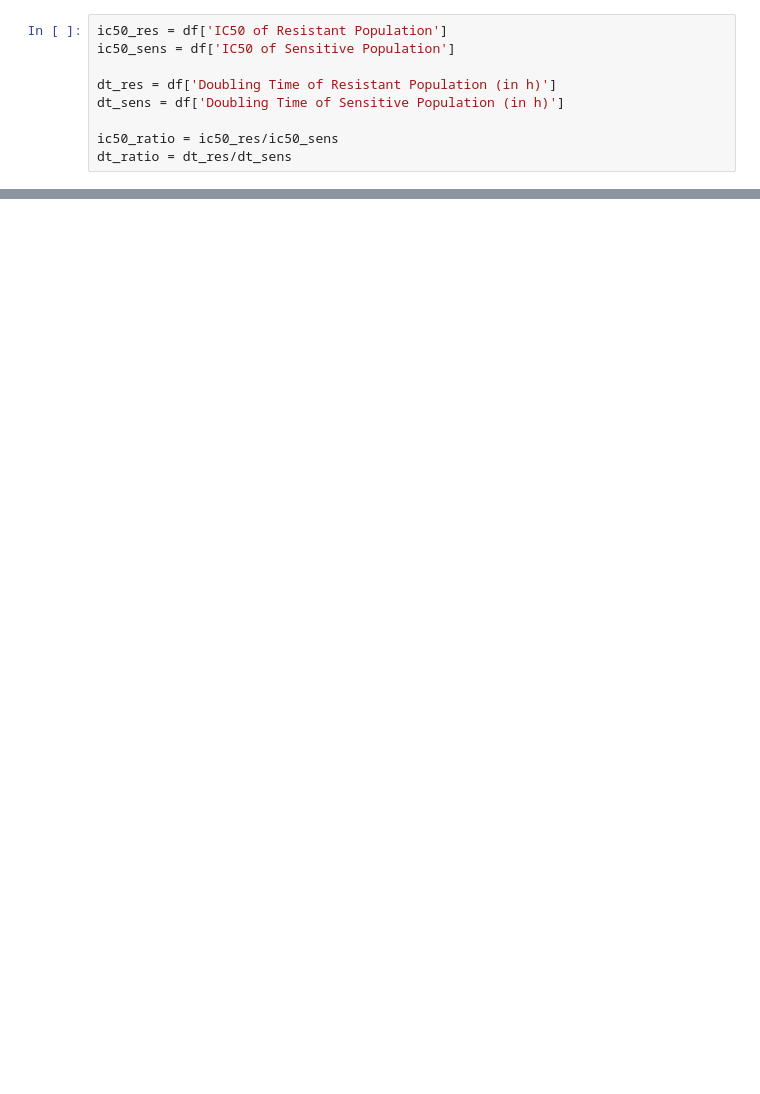
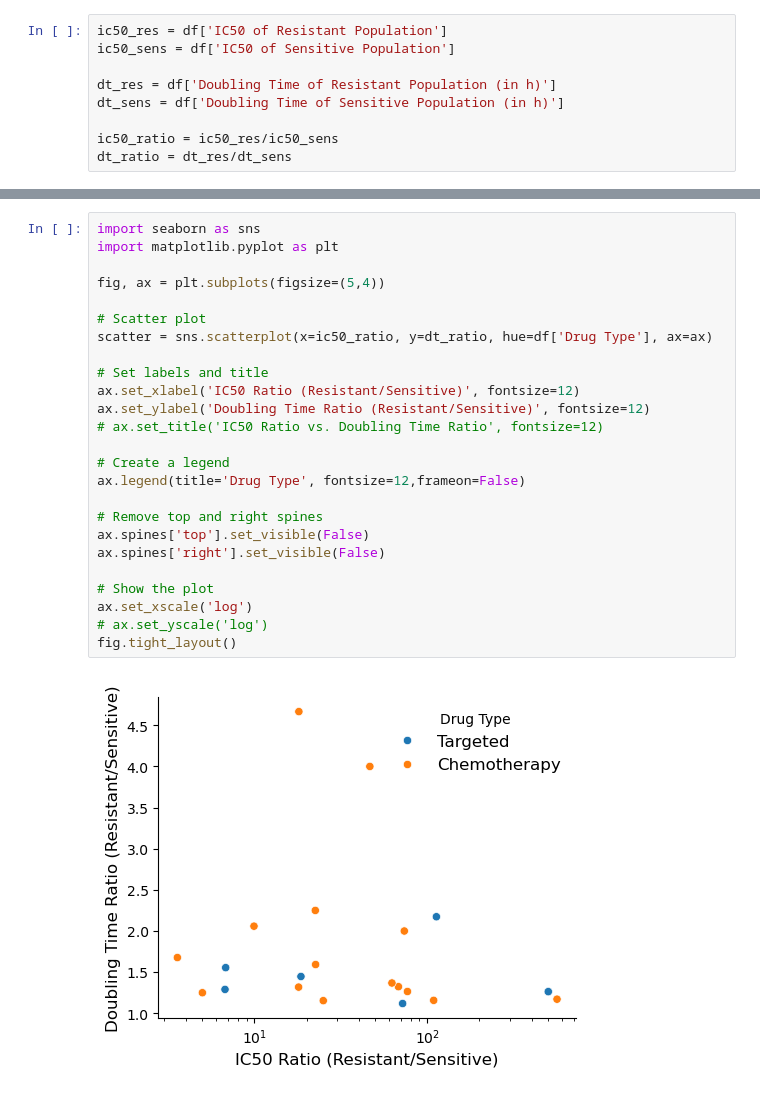
Before and after one commit to eshanking/cancer_fitness_costs, a Jupyter notebook: summary_figs.ipynb, the cells around one changed output, grey strips where cells are left out. Cells and saved outputs as stored; diff of their text form; blank space fills up the shorter version.

```diff
--- a/summary_figs.ipynb
+++ b/summary_figs.ipynb
@@ -83,0 +139,27 @@ dtype: float64
+# %%
+import seaborn as sns
+import matplotlib.pyplot as plt
+
+fig, ax = plt.subplots(figsize=(5,4))
+
+# Scatter plot
+scatter = sns.scatterplot(x=ic50_ratio, y=dt_ratio, hue=df['Drug Type'], ax=ax)
+
+# Set labels and title
+ax.set_xlabel('IC50 Ratio (Resistant/Sensitive)', fontsize=12)
+ax.set_ylabel('Doubling Time Ratio (Resistant/Sensitive)', fontsize=12)
+# ax.set_title('IC50 Ratio vs. Doubling Time Ratio', fontsize=12)
+
+# Create a legend
+ax.legend(title='Drug Type', fontsize=12,frameon=False)
+
+# Remove top and right spines
+ax.spines['top'].set_visible(False)
+ax.spines['right'].set_visible(False)
+
+# Show the plot
+ax.set_xscale('log')
+# ax.set_yscale('log')
+fig.tight_layout()
+# %% [output]
+[figure, added]
```
Also changed, not shown: parts of 12 cells of this notebook, 2 other files.
